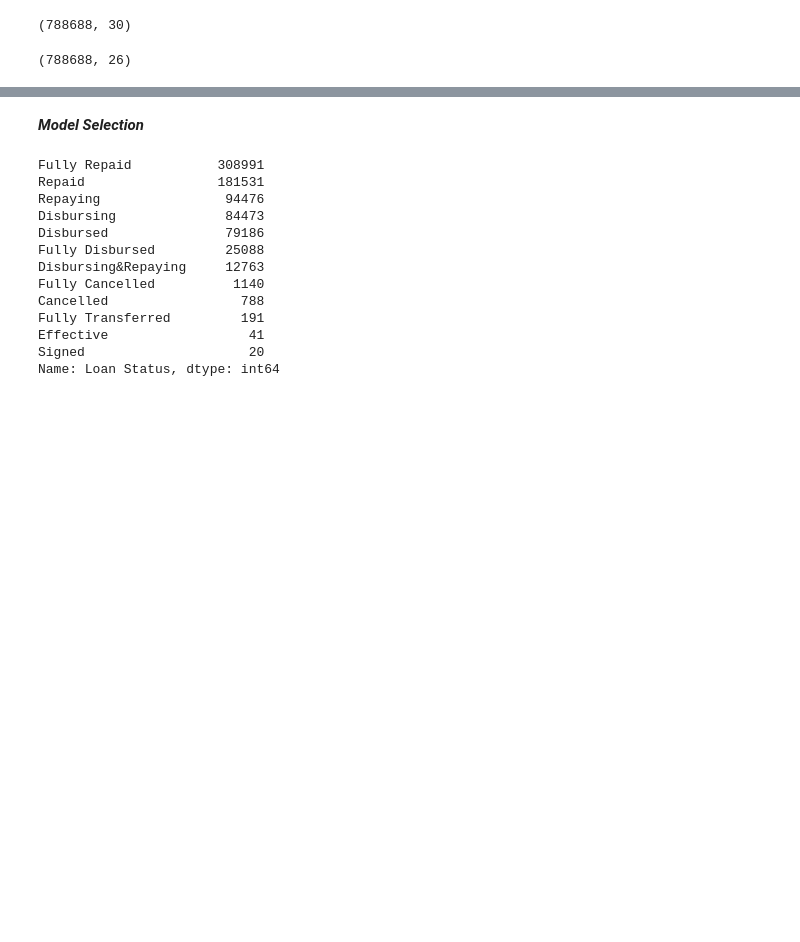
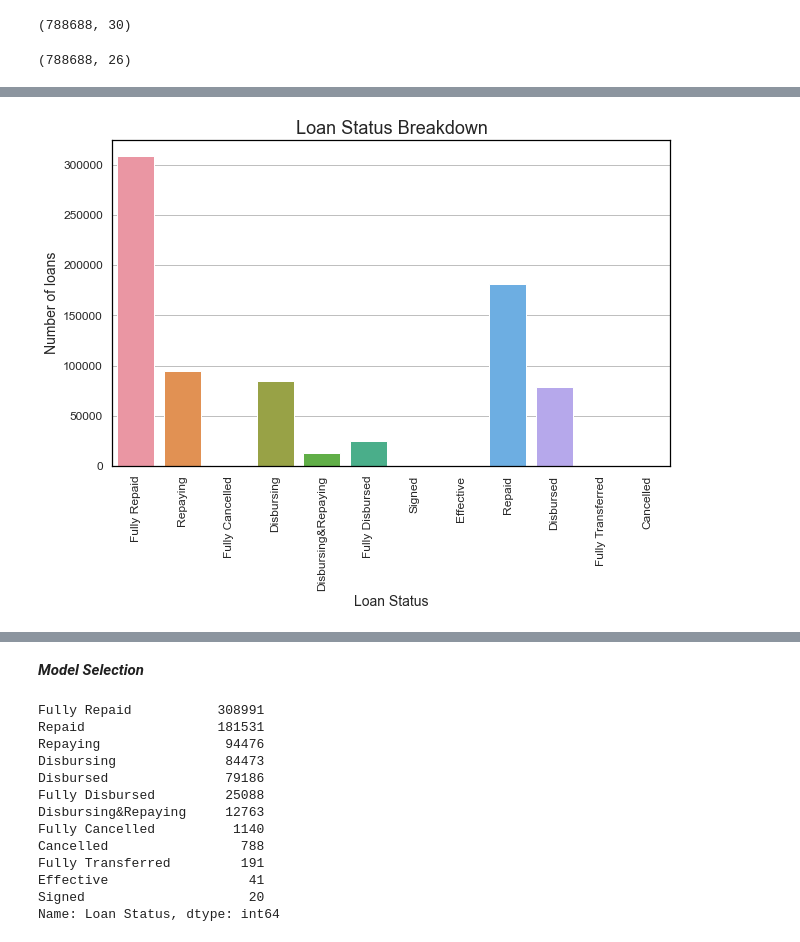
Before and after one commit to rpatil07/Risk-Assessment-of-IBRD-Loans, a Jupyter notebook: Risk Assessment of World Bank R&D Loans.ipynb, the cells around one changed output, grey strips where cells are left out. Drawn from its saved outputs; the diff is of its cells as text; code cells hidden in the pictures; blank space fills up the shorter version.

```diff
--- a/Risk Assessment of World Bank R&D Loans.ipynb
+++ b/Risk Assessment of World Bank R&D Loans.ipynb
@@ -211,0 +220,11 @@ print(X.shape)
+# %%
+#Different categories Loan Status
+plt.figure(figsize=(10, 6))
+sns.countplot(data=df, x='Loan Status')
+plt.title('Loan Status Breakdown')
+plt.xlabel('Loan Status')
+plt.ylabel('Number of loans')
+plt.tick_params(axis='x', rotation=90)
+plt.show()
+# %% [output]
+[figure, added]
```
Also changed, not shown: parts of 13 cells of this notebook.
